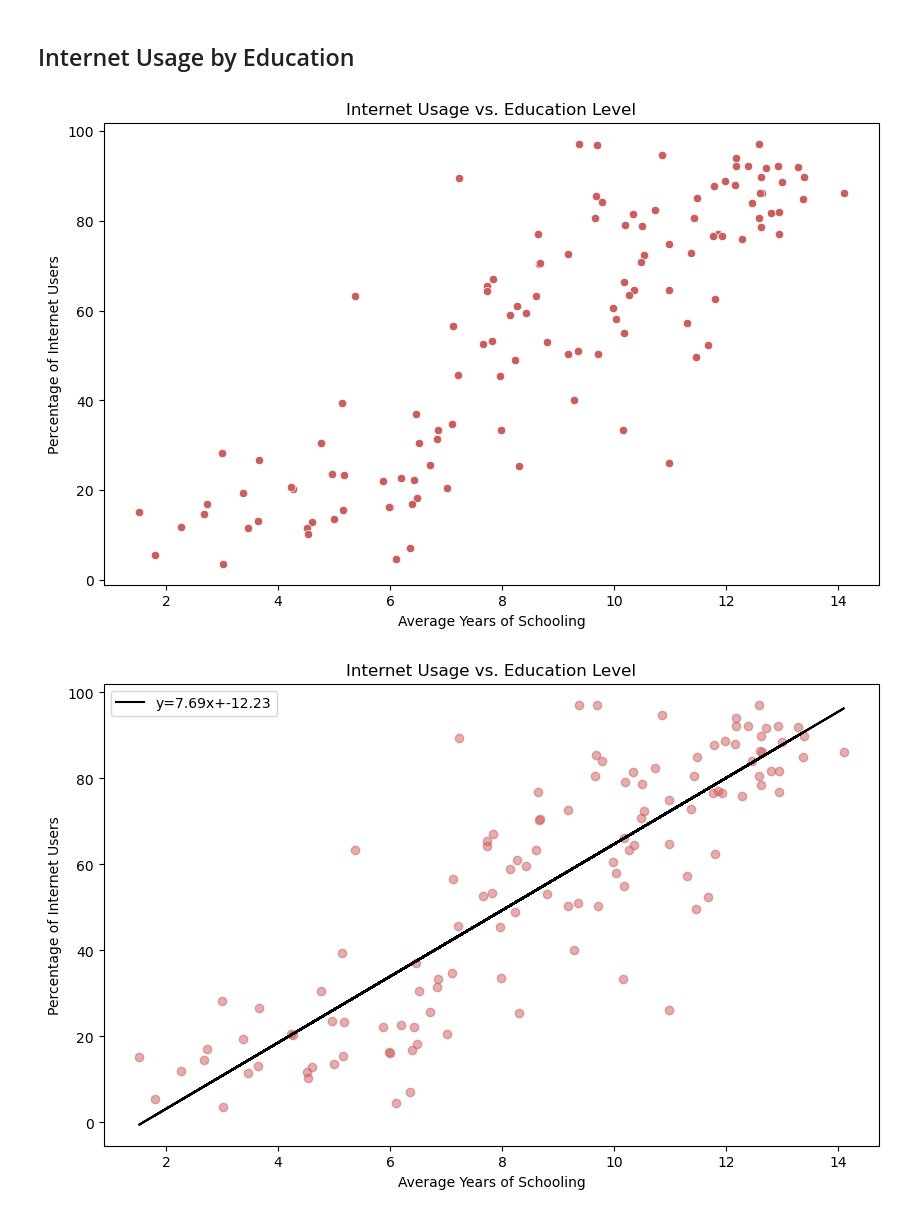
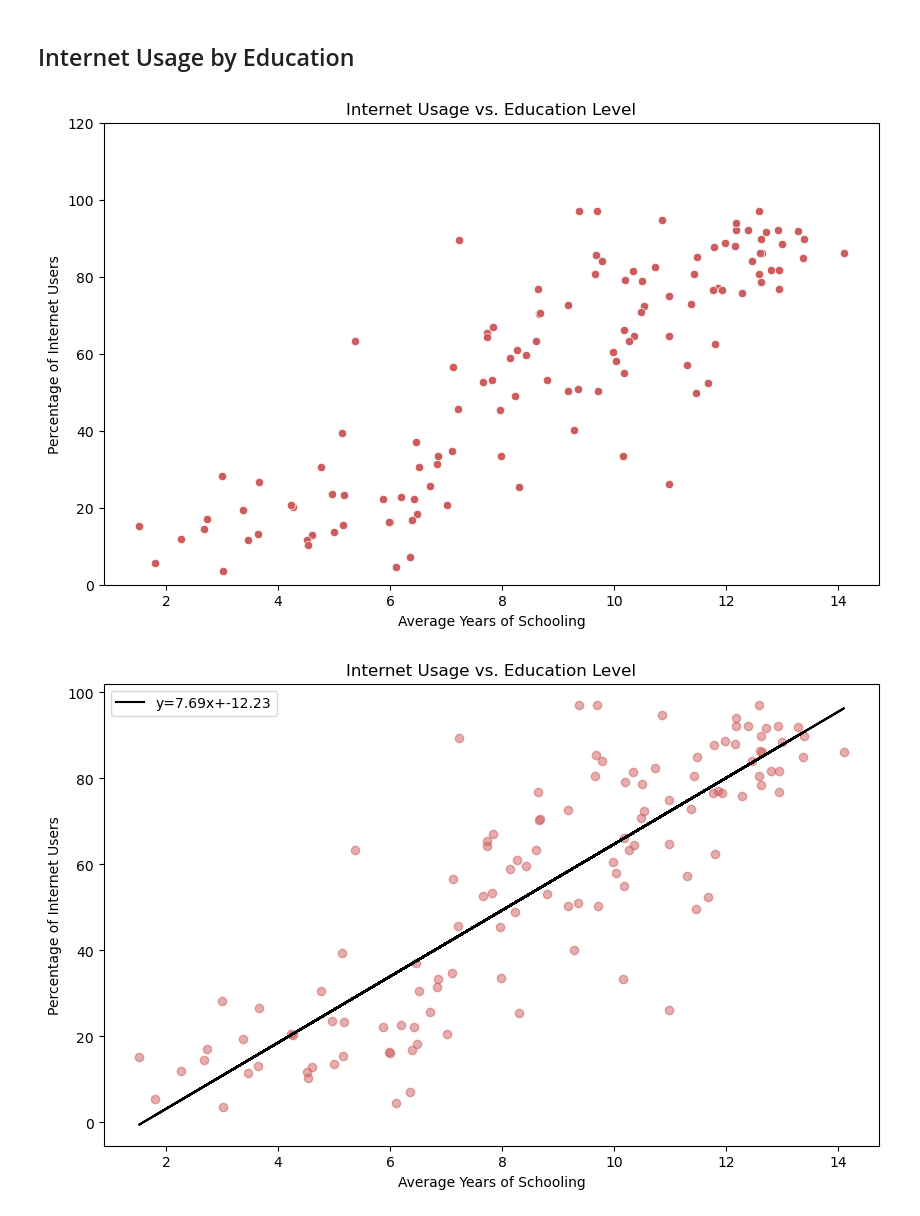
Before and after one commit to tiascott01/07_GroupProject1, a Jupyter notebook: Internet Demographics/internet-usage-working.ipynb, the cells around one changed output. Drawn from its saved outputs; the diff is of its cells as text; code cells hidden in the pictures.

```diff
--- a/Internet Demographics/internet-usage-working.ipynb
+++ b/Internet Demographics/internet-usage-working.ipynb
@@ -372,9 +373,6 @@ plt.show()
 # %%
 import scipy.stats as stats
 import matplotlib.pyplot as plt
-
-gni_per_capita_col = 'GNI Per Capita (USD per Person)'
-internet_users_col = 'Internet Users (% of Population)'
 
 #linear regression
 slope, intercept, r_value, p_value, std_err = stats.linregress(demo_df[gni_per_capita_col], demo_df[internet_users_col])
@@ -401,18 +399,18 @@ R-squared: 0.57
 # %%
 
 education_col = 'Education Level (Years of Schooling)'
-internet_users_col = 'Internet Users (% of Population)'
 
 #scatter plot
 plt.figure(figsize=(10, 6))
 sns.scatterplot(data=demo_df, x=education_col, y=internet_users_col, color='indianred')
 plt.title('Internet Usage vs. Education Level')
 plt.xlabel('Average Years of Schooling')
 plt.ylabel('Percentage of Internet Users')
+plt.ylim([0, 120])
 
 plt.show()
 # %% [output]
-[figure, old version]
+[figure, new version]
 # %%
 import scipy.stats as stats
 
```
Also changed, not shown: parts of 11 cells of this notebook.
